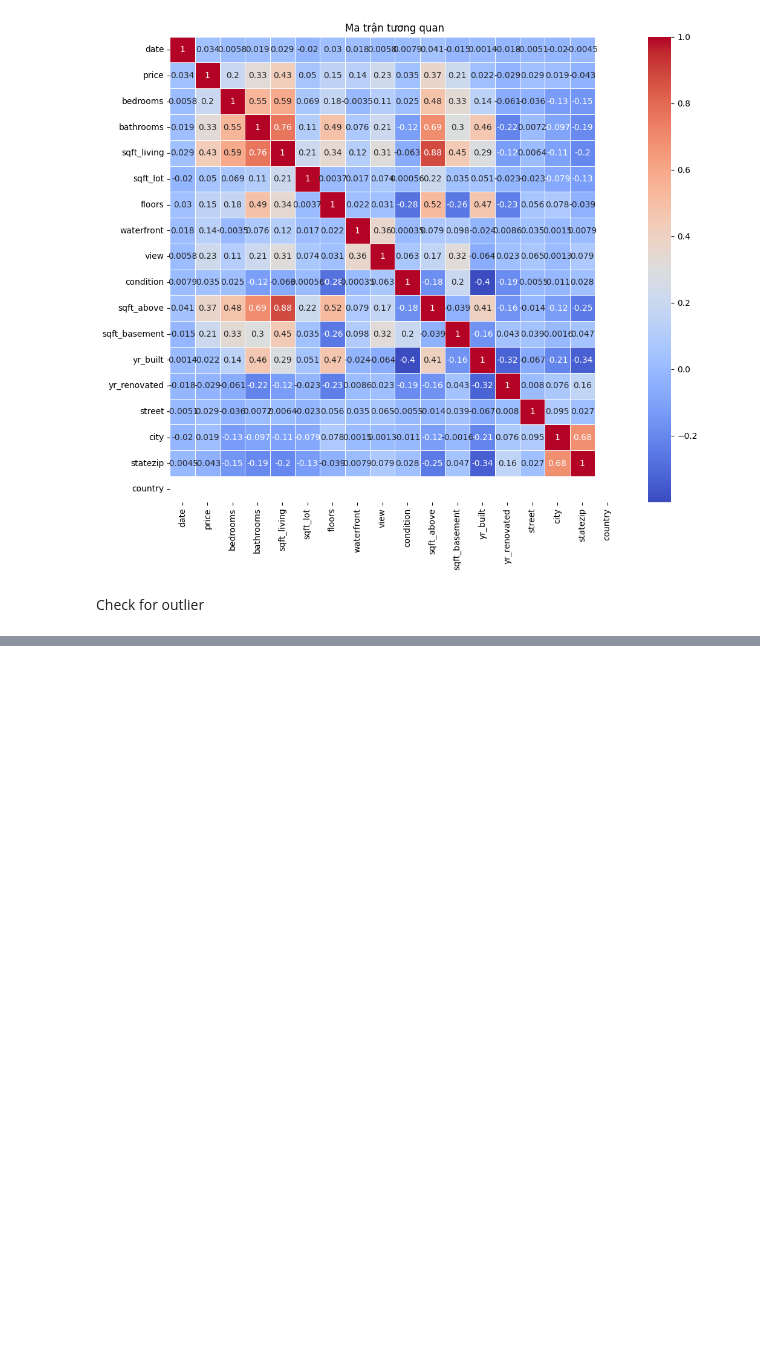
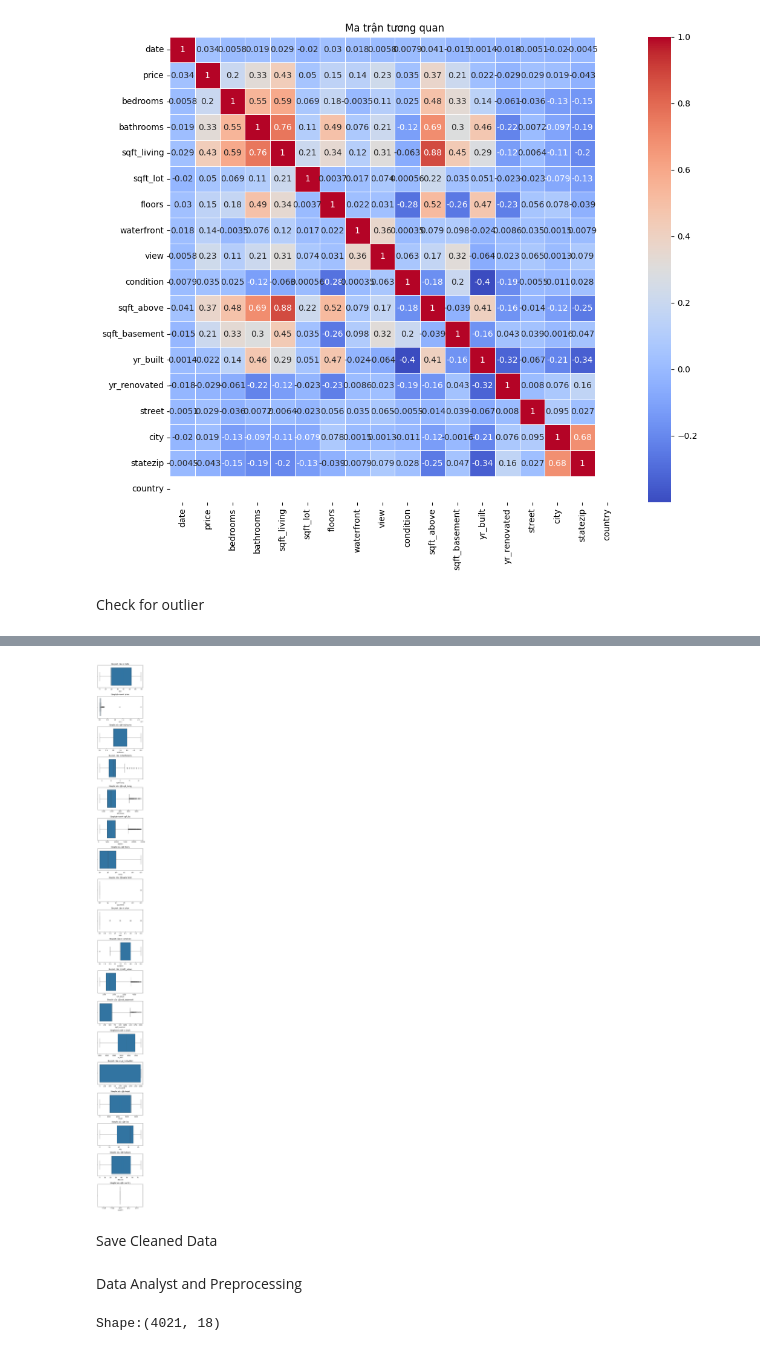
Before and after one commit to MinhThuan10/Regression_Models_for_House_Prediction, a Jupyter notebook: Cleaning_and_Processing.ipynb, the cells around one changed output, grey strips where cells are left out. Drawn from its saved outputs; the diff is of its cells as text; code cells hidden in the pictures; blank space fills up the shorter version.

```diff
--- a/Cleaning_and_Processing.ipynb
+++ b/Cleaning_and_Processing.ipynb
@@ -99,0 +129,26 @@ plt.show()
+# %%
+dataset_df = remove_outliers(dataset_df, 'bedrooms')
+dataset_df = remove_outliers(dataset_df, 'bathrooms')
+dataset_df = remove_outliers(dataset_df, 'sqft_living')
+dataset_df = remove_outliers(dataset_df, 'sqft_lot')
+dataset_df = remove_outliers(dataset_df, 'sqft_lot')
+dataset_df = remove_outliers(dataset_df, 'sqft_basement')
+
+num_columns = len(dataset_df.columns)
+
+# Thiết lập figure và các subplots với kích thước nhỏ hơn
+plt.figure(figsize=(5, 3 * num_columns))  # Điều chỉnh kích thước figure
+
+# Vẽ boxplot cho mỗi cột
+for i, column in enumerate(dataset_df.columns):
+    plt.subplot(num_columns, 1, i + 1)  # (số hàng, số cột, vị trí)
+    sns.boxplot(x=dataset_df[column])
+    plt.title(f'Boxplot của cột {column}')
+
+# Hiển thị biểu đồ
+plt.tight_layout()  # Điều chỉnh layout để tránh chồng chéo
+plt.show()
+# %% [output]
+[figure, added]
+# %% [markdown]
+Save Cleaned Data
@@ -99,0 +158,7 @@ plt.show()
+# %% [markdown]
+Data Analyst and Preprocessing
+# %%
+dataset_df = pd.read_csv("Dataset/Cleaned_data.csv")
+print("Shape:{}" .format(dataset_df.shape))
+# %% [output]
+Shape:(4021, 18)
```
Also changed, not shown: parts of 5 cells of this notebook, 1 other file.
